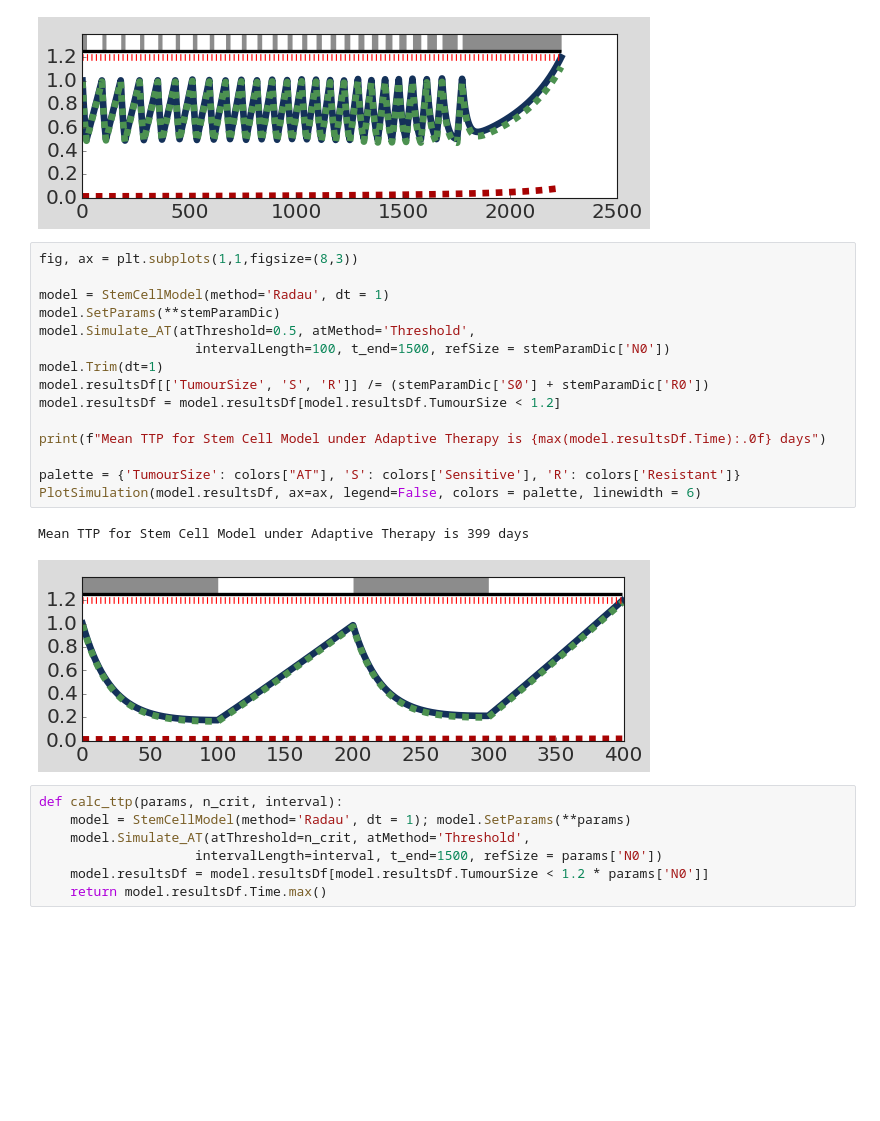
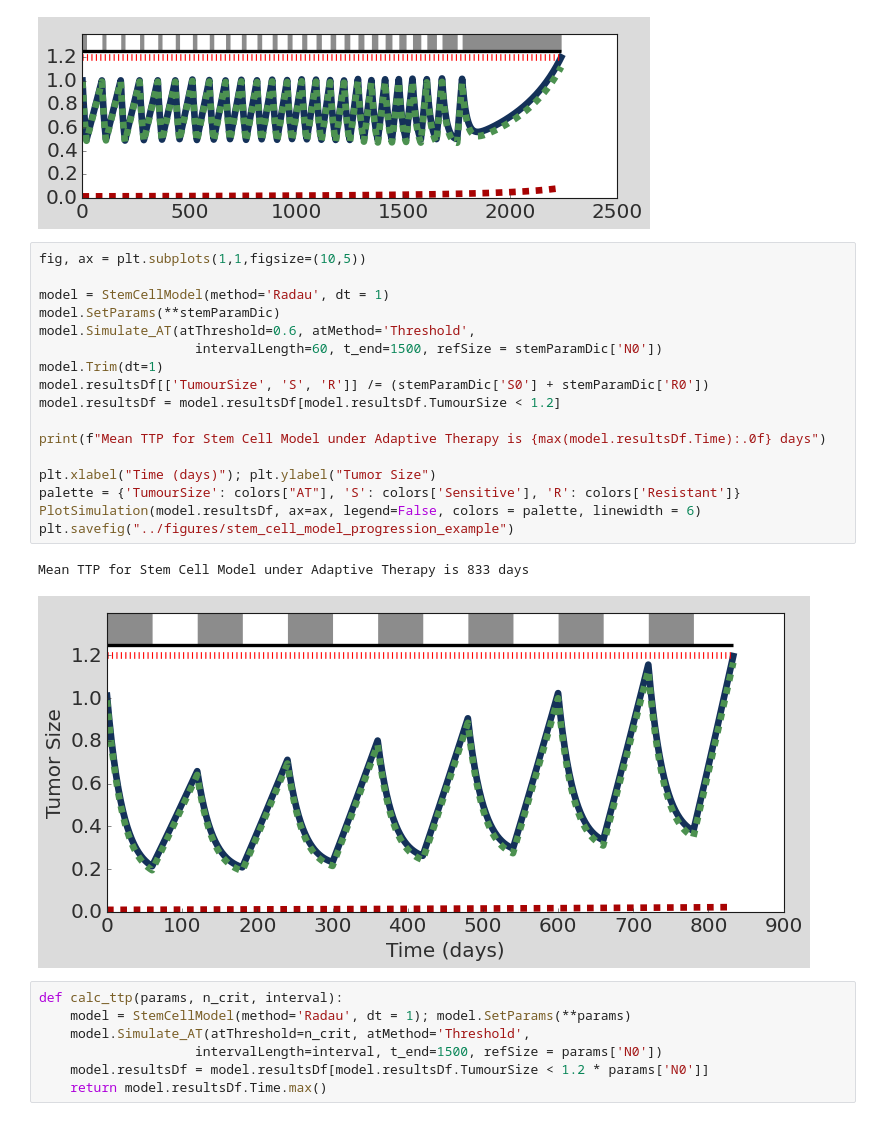
Before and after one commit to KCGallagher/AT_Model_Comparison, a Jupyter notebook: stem_cell_model/critical_threshold.ipynb, the cells around one changed output. Drawn from its saved outputs; the diff is of its cells as text; blank space fills up the shorter version.

Commit message:
Progression example stem cell model

```diff
--- a/stem_cell_model/critical_threshold.ipynb
+++ b/stem_cell_model/critical_threshold.ipynb
@@ -186,23 +186,25 @@ PlotSimulation(model.resultsDf, ax=ax, legend=False, colors = palette, linewidth
 Mean TTP for Stem Cell Model under Adaptive Therapy is 2238 days
 [figure]
 # %%
-fig, ax = plt.subplots(1,1,figsize=(8,3))
+fig, ax = plt.subplots(1,1,figsize=(10,5))
 
 model = StemCellModel(method='Radau', dt = 1)
 model.SetParams(**stemParamDic)
-model.Simulate_AT(atThreshold=0.5, atMethod='Threshold',
-                    intervalLength=100, t_end=1500, refSize = stemParamDic['N0'])
+model.Simulate_AT(atThreshold=0.6, atMethod='Threshold',
+                    intervalLength=60, t_end=1500, refSize = stemParamDic['N0'])
 model.Trim(dt=1)
 model.resultsDf[['TumourSize', 'S', 'R']] /= (stemParamDic['S0'] + stemParamDic['R0'])
 model.resultsDf = model.resultsDf[model.resultsDf.TumourSize < 1.2]
 
 print(f"Mean TTP for Stem Cell Model under Adaptive Therapy is {max(model.resultsDf.Time):.0f} days")
 
+plt.xlabel("Time (days)"); plt.ylabel("Tumor Size")
 palette = {'TumourSize': colors["AT"], 'S': colors['Sensitive'], 'R': colors['Resistant']}
 PlotSimulation(model.resultsDf, ax=ax, legend=False, colors = palette, linewidth = 6)
+plt.savefig("../figures/stem_cell_model_progression_example")
 # %% [output]
-Mean TTP for Stem Cell Model under Adaptive Therapy is 399 days
+Mean TTP for Stem Cell Model under Adaptive Therapy is 833 days
-[figure, old version]
+[figure, new version]
 # %%
 def calc_ttp(params, n_crit, interval):
     model = StemCellModel(method='Radau', dt = 1); model.SetParams(**params)
```
Also changed, not shown: 1 other file.
